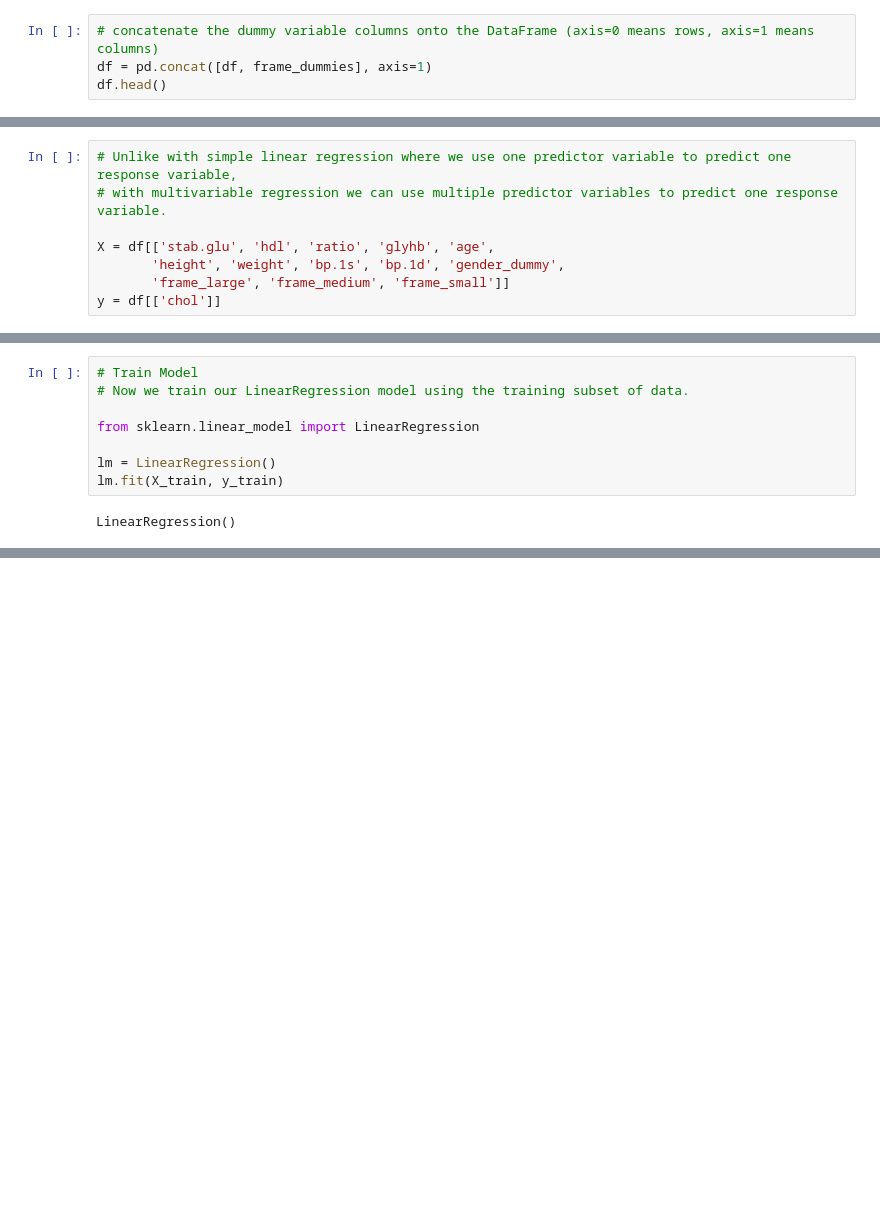
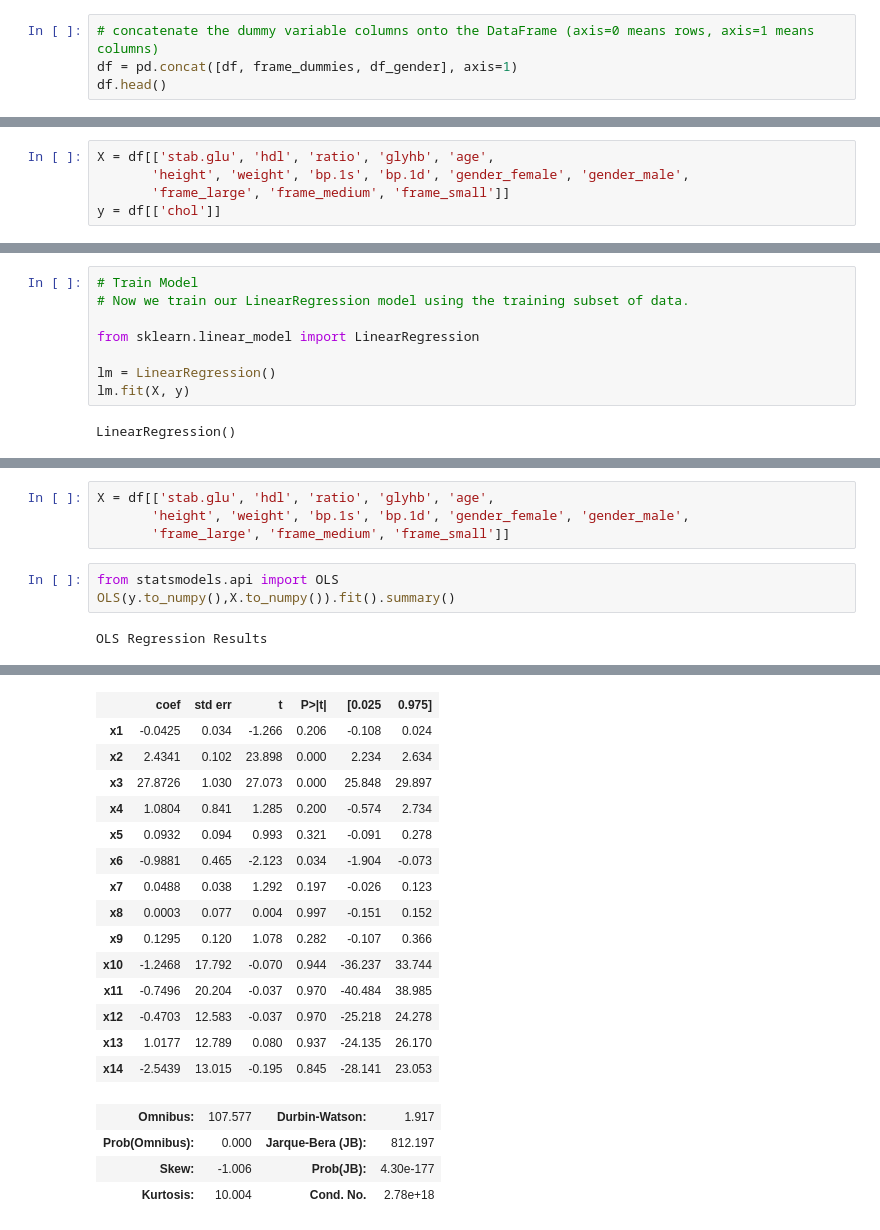
Before and after one commit to dbabichenko/python_for_data_and_analytics, a Jupyter notebook: Linear Regression/03-DummyVariablesRegressionDiabetesExample.ipynb, the cells around one changed output, grey strips where cells are left out. Drawn from its saved outputs; the diff is of its cells as text; blank space fills up the shorter version.

Commit message:
end of regression part

```diff
--- a/Linear Regression/03-DummyVariablesRegressionDiabetesExample.ipynb
+++ b/Linear Regression/03-DummyVariablesRegressionDiabetesExample.ipynb
@@ -150,7 +137,7 @@ frame_dummies.head()
 | 4 | False | True | False |
 # %%
 # concatenate the dummy variable columns onto the DataFrame (axis=0 means rows, axis=1 means columns)
-df = pd.concat([df, frame_dummies], axis=1)
+df = pd.concat([df, frame_dummies, df_gender], axis=1)
 df.head()
 # %% [output]
 |  | id | chol | stab.glu | hdl | ratio | glyhb | location | age | gender | height | weight | ... |
@@ -162,9 +153,6 @@ df.head()
 # %%
-# Unlike with simple linear regression where we use one predictor variable to predict one response variable,
-# with multivariable regression we can use multiple predictor variables to predict one response variable.
-
 X = df[['stab.glu', 'hdl', 'ratio', 'glyhb', 'age',
-       'height', 'weight', 'bp.1s', 'bp.1d', 'gender_dummy',
+       'height', 'weight', 'bp.1s', 'bp.1d', 'gender_female', 'gender_male',
        'frame_large', 'frame_medium', 'frame_small']]
 y = df[['chol']]
 # %%
@@ -193,7 +172,7 @@ X_train, X_test, y_train, y_test = train_test_split(X, y, test_size=0.20, random
 from sklearn.linear_model import LinearRegression
 
 lm = LinearRegression()
-lm.fit(X_train, y_train)
+lm.fit(X, y)
 # %% [output]
 LinearRegression()
 # %%
@@ -271,0 +246,9 @@ array([[273.27396794]])
+# %%
+X = df[['stab.glu', 'hdl', 'ratio', 'glyhb', 'age',
+       'height', 'weight', 'bp.1s', 'bp.1d', 'gender_female', 'gender_male',
+       'frame_large', 'frame_medium', 'frame_small']]
+# %%
+from statsmodels.api import OLS
+OLS(y.to_numpy(),X.to_numpy()).fit().summary()
+# %% [output]
+OLS Regression Results
@@ -271,0 +264,19 @@ array([[273.27396794]])
+|  | coef | std err | t | P>|t| | [0.025 | 0.975] |
+| x1 | -0.0425 | 0.034 | -1.266 | 0.206 | -0.108 | 0.024 |
+| x2 | 2.4341 | 0.102 | 23.898 | 0.000 | 2.234 | 2.634 |
+| x3 | 27.8726 | 1.030 | 27.073 | 0.000 | 25.848 | 29.897 |
+| x4 | 1.0804 | 0.841 | 1.285 | 0.200 | -0.574 | 2.734 |
+| x5 | 0.0932 | 0.094 | 0.993 | 0.321 | -0.091 | 0.278 |
+| x6 | -0.9881 | 0.465 | -2.123 | 0.034 | -1.904 | -0.073 |
+| x7 | 0.0488 | 0.038 | 1.292 | 0.197 | -0.026 | 0.123 |
+| x8 | 0.0003 | 0.077 | 0.004 | 0.997 | -0.151 | 0.152 |
+| x9 | 0.1295 | 0.120 | 1.078 | 0.282 | -0.107 | 0.366 |
+| x10 | -1.2468 | 17.792 | -0.070 | 0.944 | -36.237 | 33.744 |
+| x11 | -0.7496 | 20.204 | -0.037 | 0.970 | -40.484 | 38.985 |
+| x12 | -0.4703 | 12.583 | -0.037 | 0.970 | -25.218 | 24.278 |
+| x13 | 1.0177 | 12.789 | 0.080 | 0.937 | -24.135 | 26.170 |
+| x14 | -2.5439 | 13.015 | -0.195 | 0.845 | -28.141 | 23.053 |
+| Omnibus: | 107.577 | Durbin-Watson: | 1.917 |
+| Prob(Omnibus): | 0.000 | Jarque-Bera (JB): | 812.197 |
+| Skew: | -1.006 | Prob(JB): | 4.30e-177 |
+| Kurtosis: | 10.004 | Cond. No. | 2.78e+18 |
```
Also changed, not shown: parts of 21 cells of this notebook, 2 other files.
